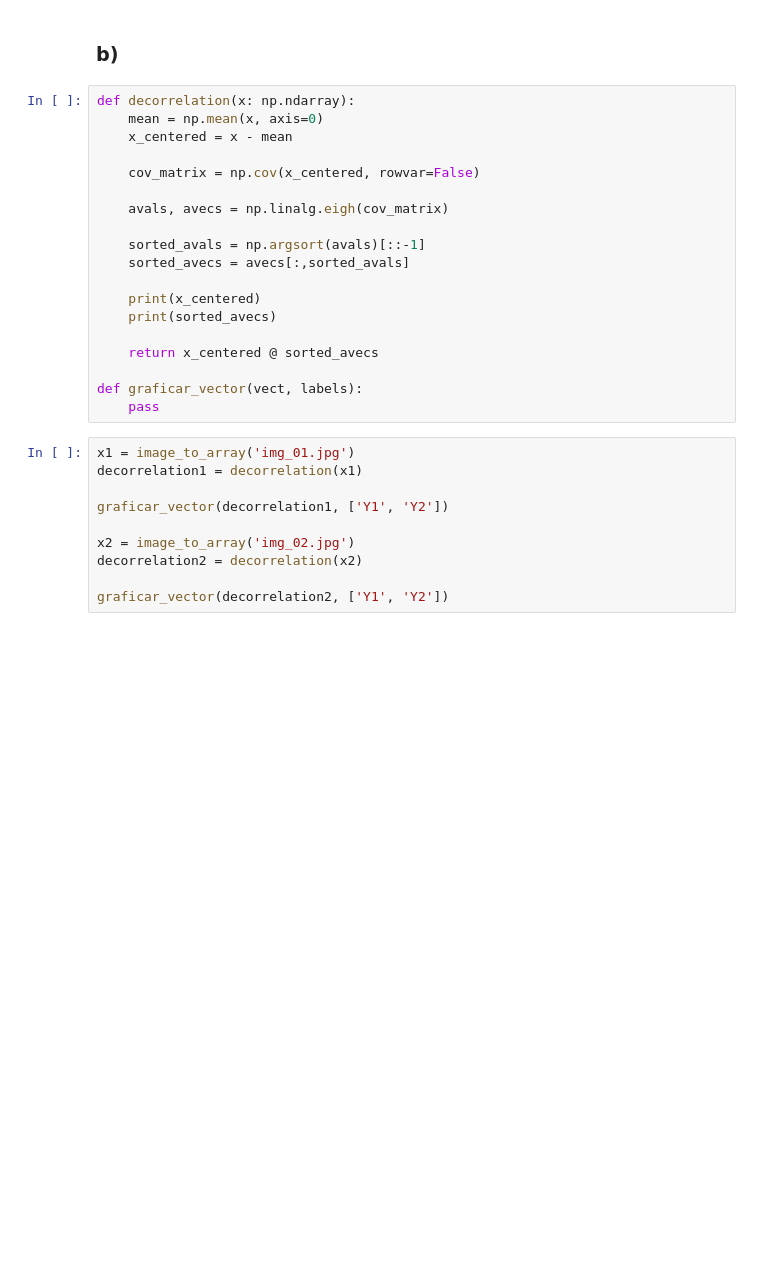
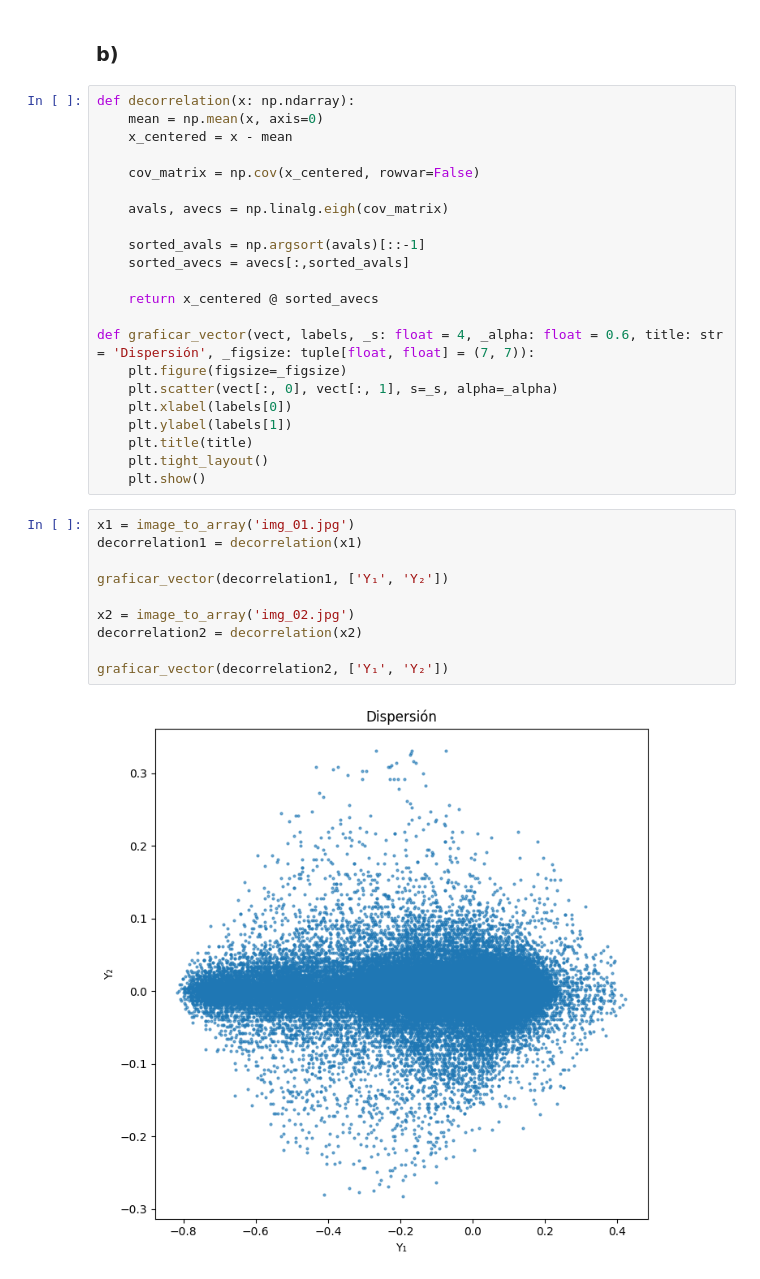
Before and after one commit to FedePizarro15/TP1-IE, a Jupyter notebook: src.ipynb, the cells around one changed output. Drawn from its saved outputs; the diff is of its cells as text; blank space fills up the shorter version.

```diff
--- a/src.ipynb
+++ b/src.ipynb
@@ -62,20 +62,25 @@ def decorrelation(x: np.ndarray):
     sorted_avals = np.argsort(avals)[::-1]
     sorted_avecs = avecs[:,sorted_avals]
 
-    print(x_centered)
-    print(sorted_avecs)
-
     return x_centered @ sorted_avecs
 
-def graficar_vector(vect, labels):
-    pass
+def graficar_vector(vect, labels, _s: float = 4, _alpha: float = 0.6, title: str = 'Dispersión', _figsize: tuple[float, float] = (7, 7)):
+    plt.figure(figsize=_figsize)
+    plt.scatter(vect[:, 0], vect[:, 1], s=_s, alpha=_alpha)
+    plt.xlabel(labels[0])
+    plt.ylabel(labels[1])
+    plt.title(title)
+    plt.tight_layout()
+    plt.show()
 # %%
 x1 = image_to_array('img_01.jpg')
 decorrelation1 = decorrelation(x1)
 
-graficar_vector(decorrelation1, ['Y1', 'Y2'])
+graficar_vector(decorrelation1, ['Y₁', 'Y₂'])
 
 x2 = image_to_array('img_02.jpg')
 decorrelation2 = decorrelation(x2)
 
-graficar_vector(decorrelation2, ['Y1', 'Y2'])
+graficar_vector(decorrelation2, ['Y₁', 'Y₂'])
+# %% [output]
+[figure, added]
```
Also changed, not shown: parts of 2 cells of this notebook.
